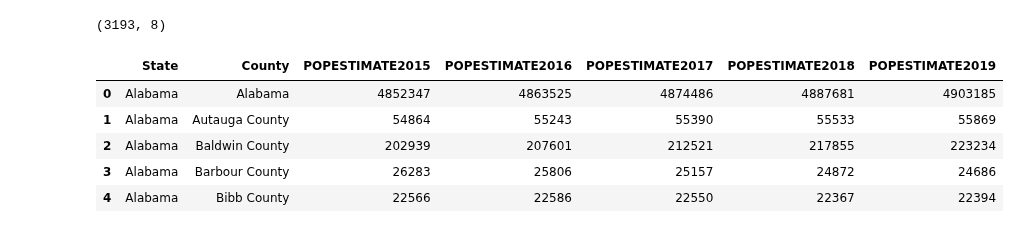
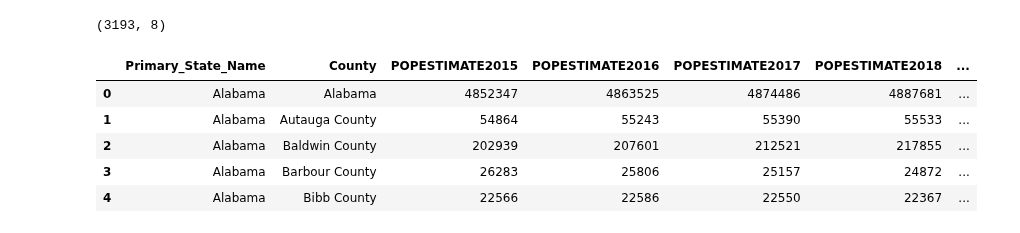
Before and after one commit to robyndook/Cancer_Analysis_US_Counties, a Jupyter notebook: Database/Cancer_Data_Cleaning_cook.ipynb, the cells around one changed output. Saved outputs shown, nothing was run; the diff lists cells and outputs as text; code cells hidden in the pictures.

```diff
--- a/Database/Cancer_Data_Cleaning_cook.ipynb
+++ b/Database/Cancer_Data_Cleaning_cook.ipynb
@@ -32,13 +45,13 @@ state_abbreviation.head()
 # %%
 print(census_population_2015_2019.shape)
 census_population_2015_2019.drop(['Unnamed: 0'], 1, inplace=True)
-census_population_2015_2019 = census_population_2015_2019.rename(columns={"STNAME":"State", "CTYNAME":"County"})
+census_population_2015_2019 = census_population_2015_2019.rename(columns={"STNAME":"Primary_State_Name", "CTYNAME":"County"})
 census_population_2015_2019.head()
 # %% [output]
 (3193, 8)
-|  | State | County | POPESTIMATE2015 | POPESTIMATE2016 | POPESTIMATE2017 | POPESTIMATE2018 | POPESTIMATE2019 |
-| 0 | Alabama | Alabama | 4852347 | 4863525 | 4874486 | 4887681 | 4903185 |
-| 1 | Alabama | Autauga County | 54864 | 55243 | 55390 | 55533 | 55869 |
-| 2 | Alabama | Baldwin County | 202939 | 207601 | 212521 | 217855 | 223234 |
-| 3 | Alabama | Barbour County | 26283 | 25806 | 25157 | 24872 | 24686 |
-| 4 | Alabama | Bibb County | 22566 | 22586 | 22550 | 22367 | 22394 |
+|  | Primary_State_Name | County | POPESTIMATE2015 | POPESTIMATE2016 | POPESTIMATE2017 | POPESTIMATE2018 | ... |
+| 0 | Alabama | Alabama | 4852347 | 4863525 | 4874486 | 4887681 | ... |
+| 1 | Alabama | Autauga County | 54864 | 55243 | 55390 | 55533 | ... |
+| 2 | Alabama | Baldwin County | 202939 | 207601 | 212521 | 217855 | ... |
+| 3 | Alabama | Barbour County | 26283 | 25806 | 25157 | 24872 | ... |
+| 4 | Alabama | Bibb County | 22566 | 22586 | 22550 | 22367 | ... |
```
Also changed, not shown: parts of 36 cells of this notebook, 11 other files.
